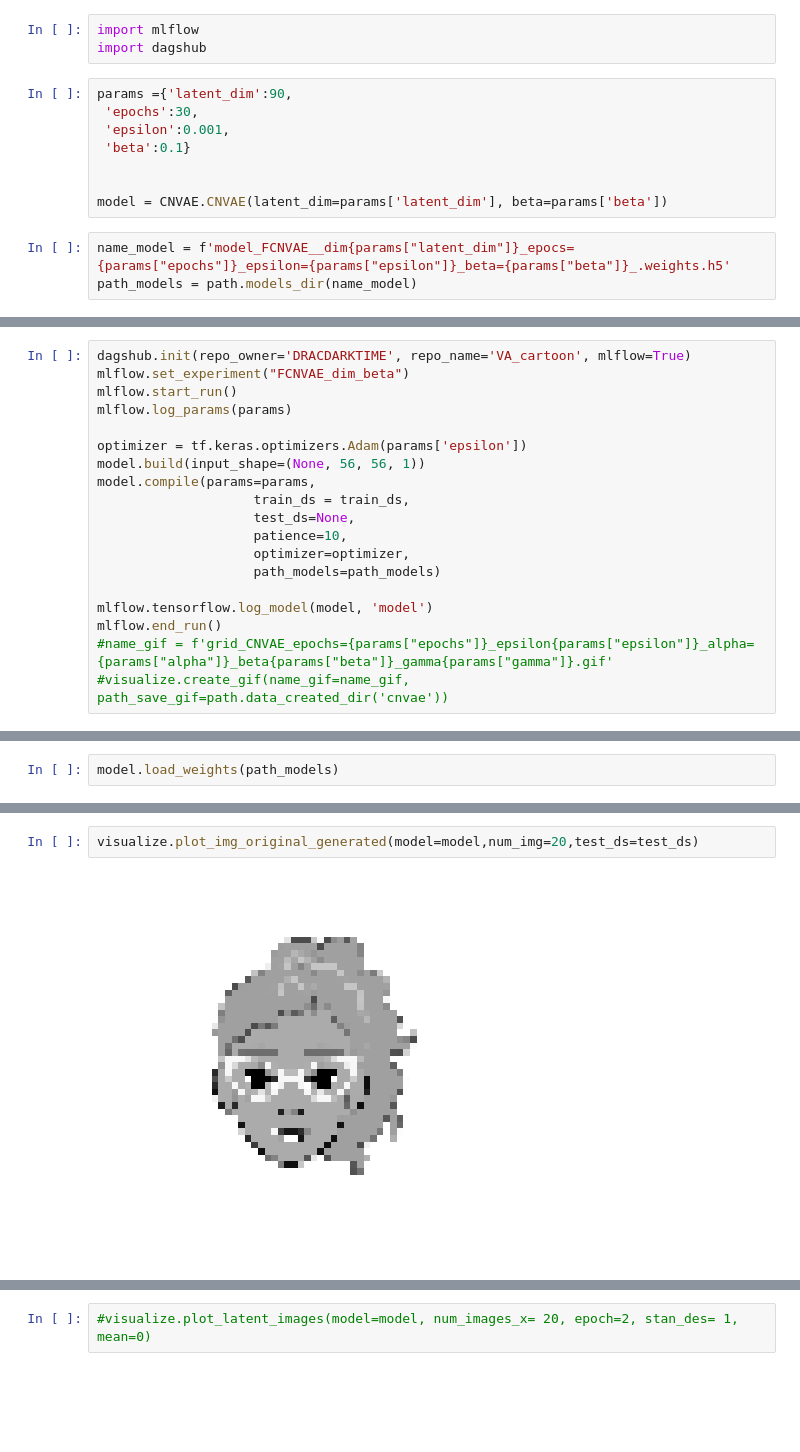
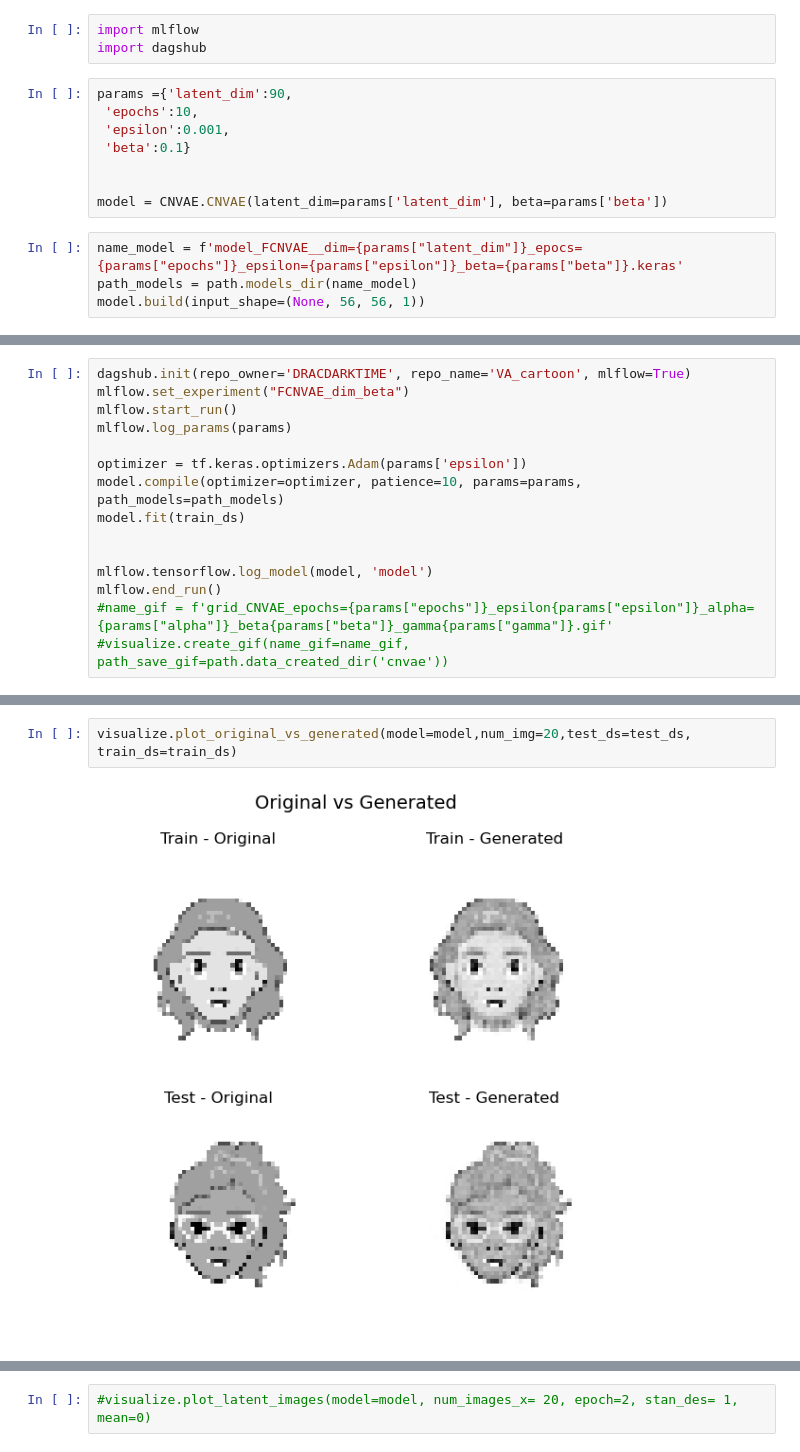
Before and after one commit to DRACDARKTIME/VA_cartoon, a Jupyter notebook: notebooks/1.2-drac-Training_CNVAE.ipynb, the cells around one changed output, grey strips where cells are left out. Saved outputs shown, nothing was run; the diff lists cells and outputs as text; blank space fills up the shorter version.

Commit message:
saved 1.3-drac-Training_CNVAE.ipynb

```diff
--- a/notebooks/1.2-drac-Training_CNVAE.ipynb
+++ b/notebooks/1.2-drac-Training_CNVAE.ipynb
@@ -34,15 +34,16 @@ import mlflow
 import dagshub
 # %%
 params ={'latent_dim':90,
- 'epochs':30,
+ 'epochs':10,
  'epsilon':0.001,
  'beta':0.1}
 
 
 model = CNVAE.CNVAE(latent_dim=params['latent_dim'], beta=params['beta'])
 # %%
-name_model = f'model_FCNVAE__dim{params["latent_dim"]}_epocs={params["epochs"]}_epsilon={params["epsilon"]}_beta={params["beta"]}_.weights.h5'
+name_model = f'model_FCNVAE__dim={params["latent_dim"]}_epocs={params["epochs"]}_epsilon={params["epsilon"]}_beta={params["beta"]}.keras'
 path_models = path.models_dir(name_model)
+model.build(input_shape=(None, 56, 56, 1))
 # %%
 model.summary()
 # %% [output]
@@ -91,13 +92,9 @@ mlflow.start_run()
 mlflow.log_params(params)
 
 optimizer = tf.keras.optimizers.Adam(params['epsilon'])
-model.build(input_shape=(None, 56, 56, 1))
-model.compile(params=params,
-                    train_ds = train_ds,
-                    test_ds=None,
-                    patience=10,
-                    optimizer=optimizer,
-                    path_models=path_models)
+model.compile(optimizer=optimizer, patience=10, params=params, path_models=path_models)
+model.fit(train_ds)
+
 
 mlflow.tensorflow.log_model(model, 'model')
 mlflow.end_run()
@@ -114,3 +135 @@ mlflow.end_run()
 🧪 View experiment at: https://dagshub.com/DRACDARKTIME/VA_cartoon.mlflow/#/experiments/11
-# %%
-model.load_weights(path_models)
@@ -117,4 +140,4 @@ model.load_weights(path_models)
 # %%
-visualize.plot_img_original_generated(model=model,num_img=20,test_ds=test_ds)
+visualize.plot_original_vs_generated(model=model,num_img=20,test_ds=test_ds, train_ds=train_ds)
 # %% [output]
-[figure, old version]
+[figure, new version]
```
Also changed, not shown: parts of 7 cells of this notebook.
